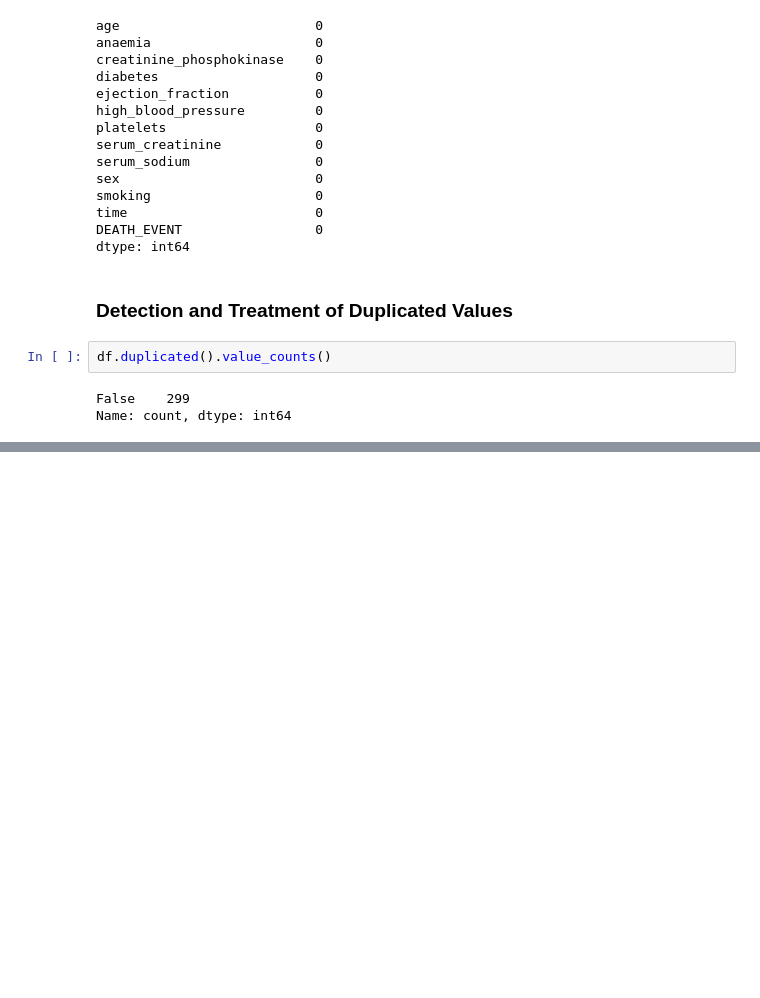
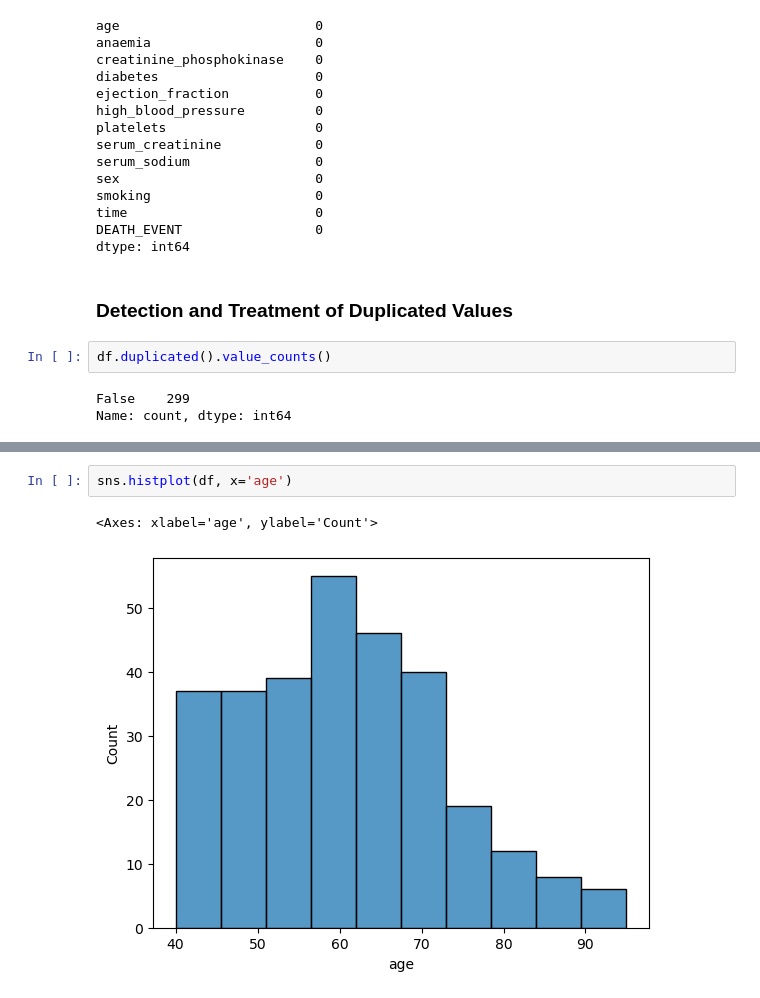
Before and after one commit to baderale/Heart-Failure-Prediction, a Jupyter notebook: Heart Failure Prediction.ipynb, the cells around one changed output, grey strips where cells are left out. Drawn from its saved outputs; the diff is of its cells as text; blank space fills up the shorter version.

```diff
--- a/Heart Failure Prediction.ipynb
+++ b/Heart Failure Prediction.ipynb
@@ -51,0 +93,5 @@ Name: count, dtype: int64
+# %%
+sns.histplot(df, x='age')
+# %% [output]
+<Axes: xlabel='age', ylabel='Count'>
+[figure, added]
```
Also changed, not shown: parts of 9 cells of this notebook.
